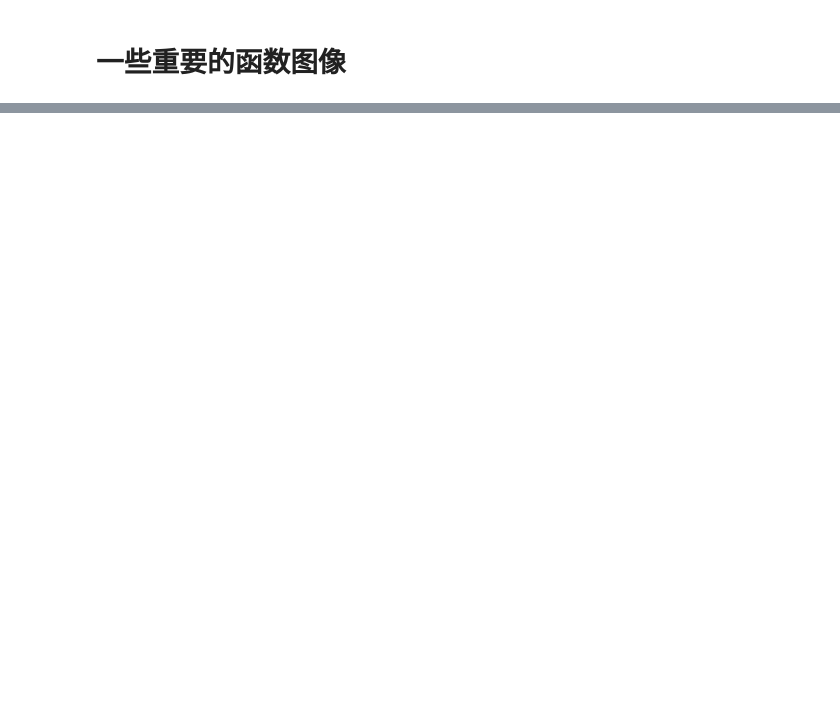
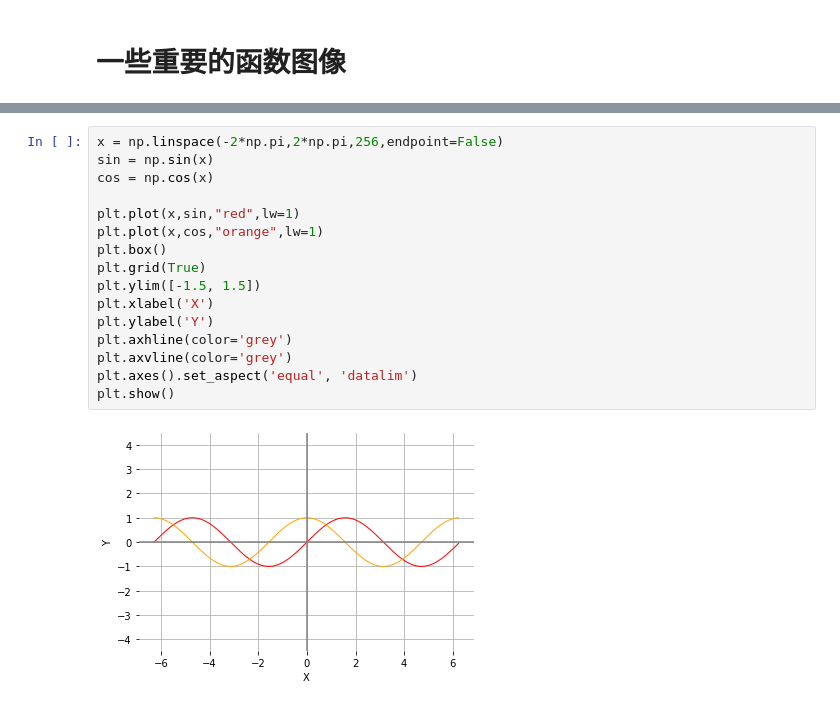
Before and after one commit to StevenBaby/archives, a Jupyter notebook: archives/数学理论/一些重要的函数图像.ipynb, the cells around one changed output, grey strips where cells are left out. Drawn from its saved outputs; the diff is of its cells as text; blank space fills up the shorter version.

```diff
--- a/archives/数学理论/一些重要的函数图像.ipynb
+++ b/archives/数学理论/一些重要的函数图像.ipynb
@@ -14,0 +84,18 @@ import matplotlib.pyplot as plt
+# %%
+x = np.linspace(-2*np.pi,2*np.pi,256,endpoint=False)
+sin = np.sin(x)
+cos = np.cos(x)
+
+plt.plot(x,sin,"red",lw=1)
+plt.plot(x,cos,"orange",lw=1)
+plt.box()
+plt.grid(True)
+plt.ylim([-1.5, 1.5])
+plt.xlabel('X')
+plt.ylabel('Y')
+plt.axhline(color='grey')
+plt.axvline(color='grey')
+plt.axes().set_aspect('equal', 'datalim')
+plt.show()
+# %% [output]
+[figure, added]
```
Also changed, not shown: parts of 41 cells of this notebook.
